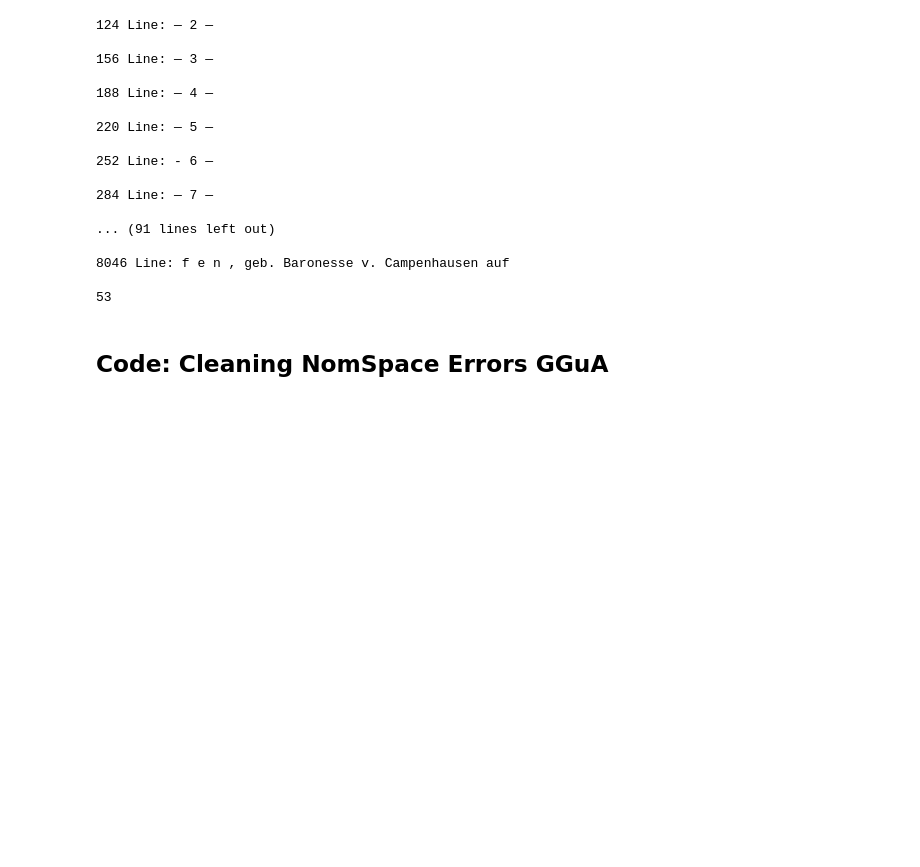
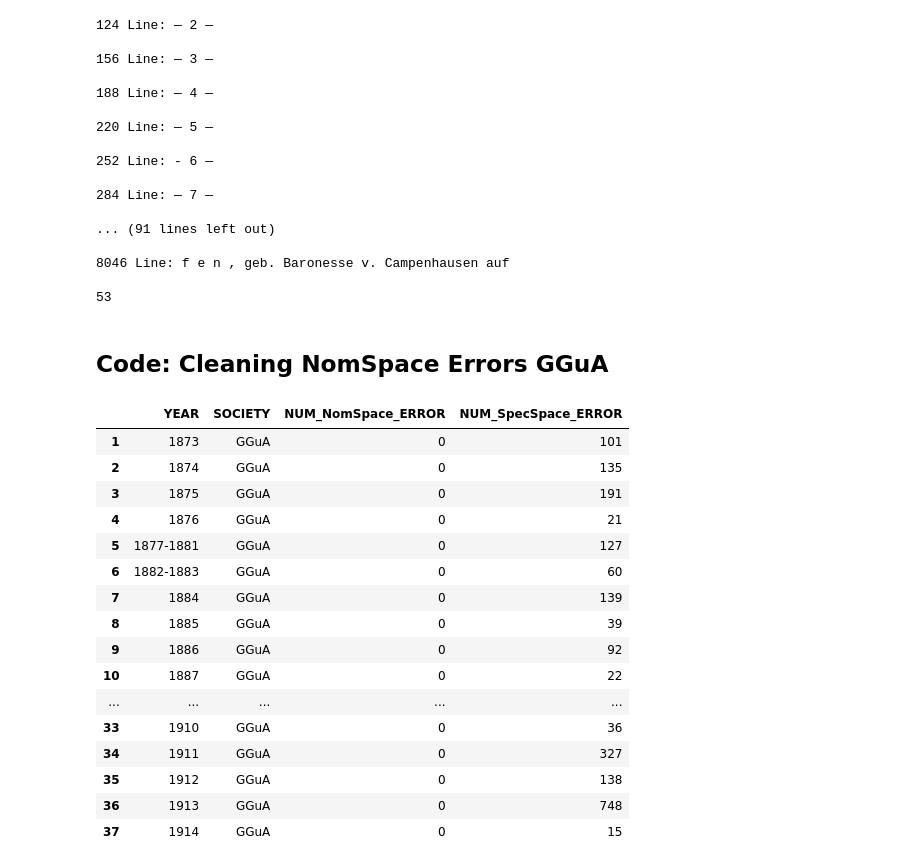
Before and after one commit to LeimLarissa/Baltic-German-Intelligentsia, a Jupyter notebook: G1T1CleaningOCRErrors.ipynb, the cells around one changed output. Saved outputs shown, nothing was run; the diff lists cells and outputs as text; code cells hidden in the pictures; blank space fills up the shorter version.

```diff
--- a/G1T1CleaningOCRErrors.ipynb
+++ b/G1T1CleaningOCRErrors.ipynb
@@ -573,3 +572,58 @@ for e in ov_md:
             fp.write("".join(str(item) for item in new_file))
 
     i += 1
+# %%
+#I use the same code as before but now with a new directory file only including the newly generated .txt files
+#I generate the new directory with the git bash command: ls *New.txt > GEGNewDirectory.txt
+
+df_GGuA = pd.DataFrame()
+df_GGuA = pd.DataFrame(index = [len(df_GGuA.values)],
+                        columns = ['YEAR', 'SOCIETY', 'NUM_NomSpace_ERROR', 'NUM_SpecSpace_ERROR'])
+
+#df_GGuA
+
+ov_md = []
+
+with open("Sources/GGuA/GGuANewDirectory.txt", "r") as fp:                                         #Change to New directory
+    ov_files = fp.readlines()
+
+
+    for line in ov_files:
+        md = line.split('_')
+        ov_md.append(md)
+
+#print(ov_md)
+
+
+i = 0
+for e in ov_md:
+    year = ov_md[i][0]
+    society = ov_md[i][1]
+    sourcedir = 'Sources/' + society + '/' + year + '_' + society + '_New.txt'                          #Change to new files
+
+    new_row_df = pd.DataFrame(add_Space_E_Stats(year, society, sourcedir),
+                          index = [len(df_GGuA.values)],
+                          columns = ['YEAR', 'SOCIETY', 'NUM_NomSpace_ERROR', 'NUM_SpecSpace_ERROR'])
+    df_GGuA = pd.concat([df_GGuA, new_row_df])
+    i += 1
+
+df_GGuA = df_GGuA.drop([0])
+df_GGuA
+# %% [output]
+|  | YEAR | SOCIETY | NUM_NomSpace_ERROR | NUM_SpecSpace_ERROR |
+| 1 | 1873 | GGuA | 0 | 101 |
+| 2 | 1874 | GGuA | 0 | 135 |
+| 3 | 1875 | GGuA | 0 | 191 |
+| 4 | 1876 | GGuA | 0 | 21 |
+| 5 | 1877-1881 | GGuA | 0 | 127 |
+| 6 | 1882-1883 | GGuA | 0 | 60 |
+| 7 | 1884 | GGuA | 0 | 139 |
+| 8 | 1885 | GGuA | 0 | 39 |
+| 9 | 1886 | GGuA | 0 | 92 |
+| 10 | 1887 | GGuA | 0 | 22 |
+| ... | ... | ... | ... | ... |
+| 33 | 1910 | GGuA | 0 | 36 |
+| 34 | 1911 | GGuA | 0 | 327 |
+| 35 | 1912 | GGuA | 0 | 138 |
+| 36 | 1913 | GGuA | 0 | 748 |
+| 37 | 1914 | GGuA | 0 | 15 |
```
Also changed, not shown: parts of 7 cells of this notebook, 39 other files.
